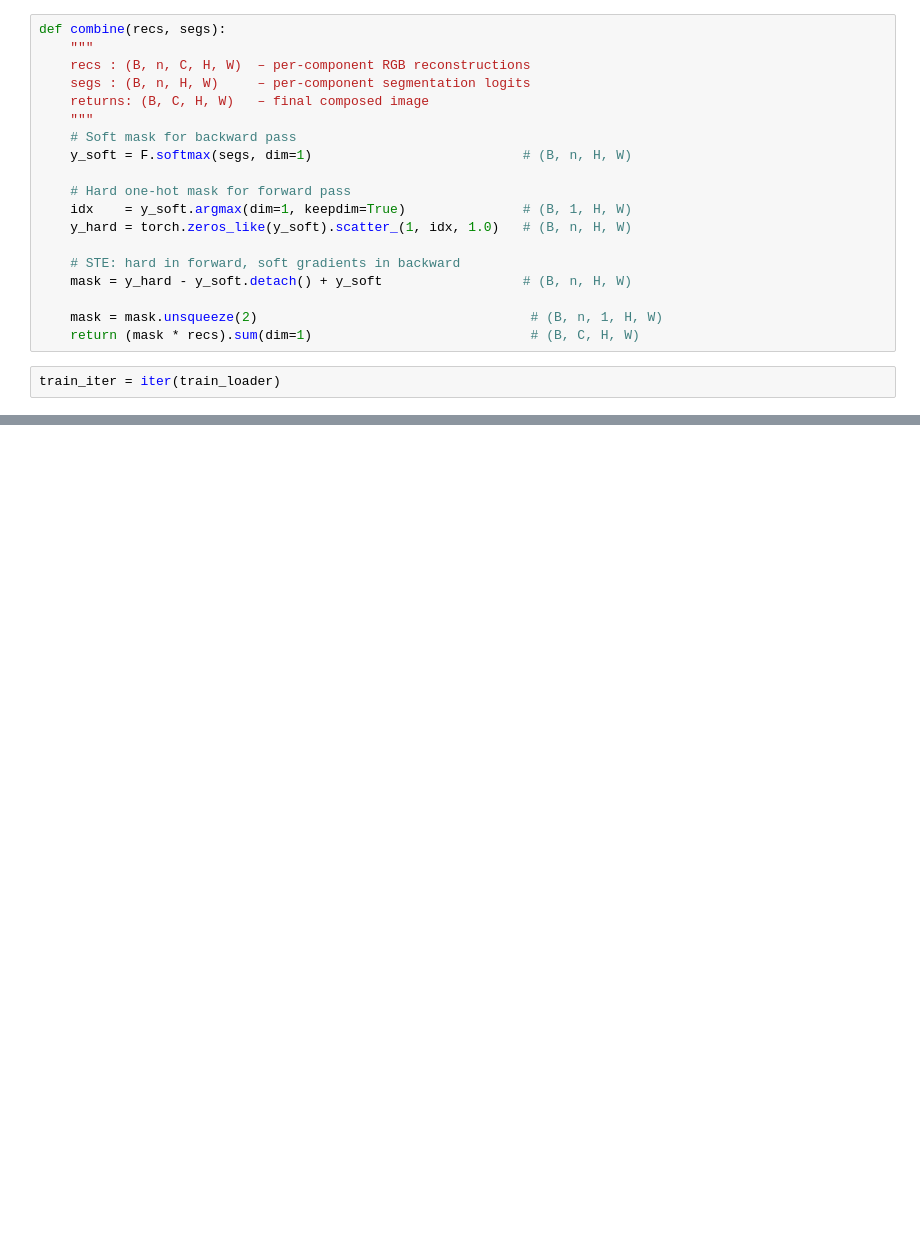
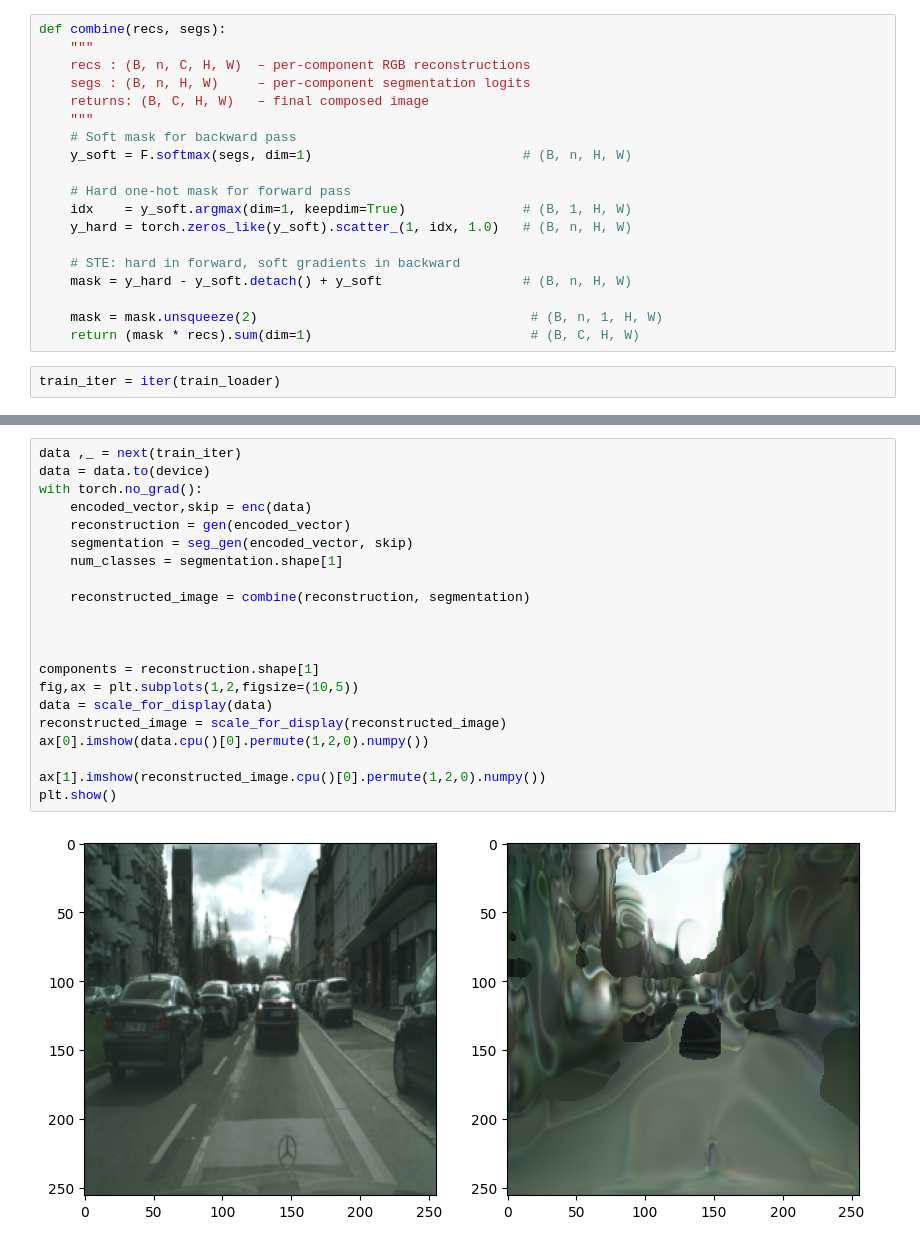
Before and after one commit to Ilias-Paralikas/Unsupervised-Learning, a Jupyter notebook: test copy.ipynb, the cells around one changed output, grey strips where cells are left out. Saved outputs shown, nothing was run; the diff lists cells and outputs as text; blank space fills up the shorter version.

```diff
--- a/test copy.ipynb
+++ b/test copy.ipynb
@@ -351,0 +354,23 @@ plt.show()
+# %%
+data ,_ = next(train_iter)
+data = data.to(device)
+with torch.no_grad():
+    encoded_vector,skip = enc(data)
+    reconstruction = gen(encoded_vector)
+    segmentation = seg_gen(encoded_vector, skip)
+    num_classes = segmentation.shape[1]
+
+    reconstructed_image = combine(reconstruction, segmentation)
+
+
+
+components = reconstruction.shape[1]
+fig,ax = plt.subplots(1,2,figsize=(10,5))
+data = scale_for_display(data)
+reconstructed_image = scale_for_display(reconstructed_image)
+ax[0].imshow(data.cpu()[0].permute(1,2,0).numpy())
+
+ax[1].imshow(reconstructed_image.cpu()[0].permute(1,2,0).numpy())
+plt.show()
+# %% [output]
+[figure, added]
```
Also changed, not shown: parts of 7 cells of this notebook, 3 other files.
